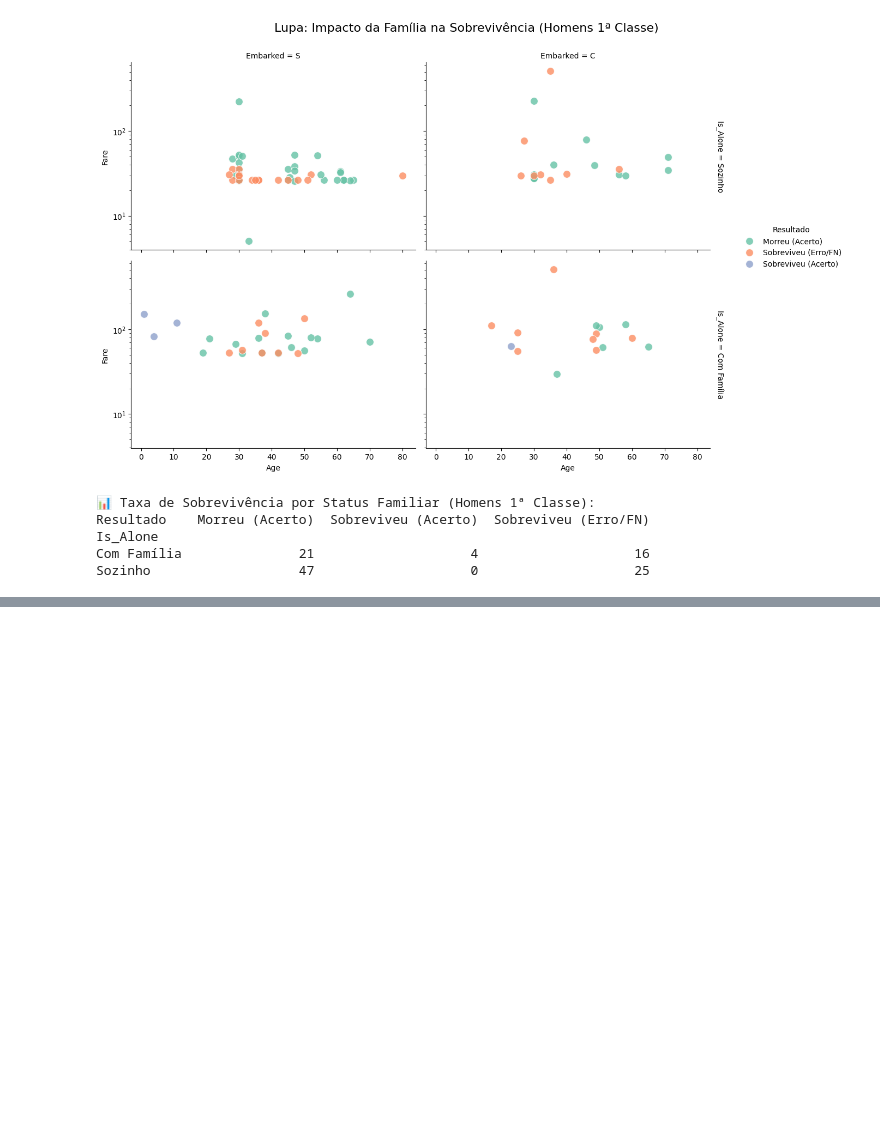
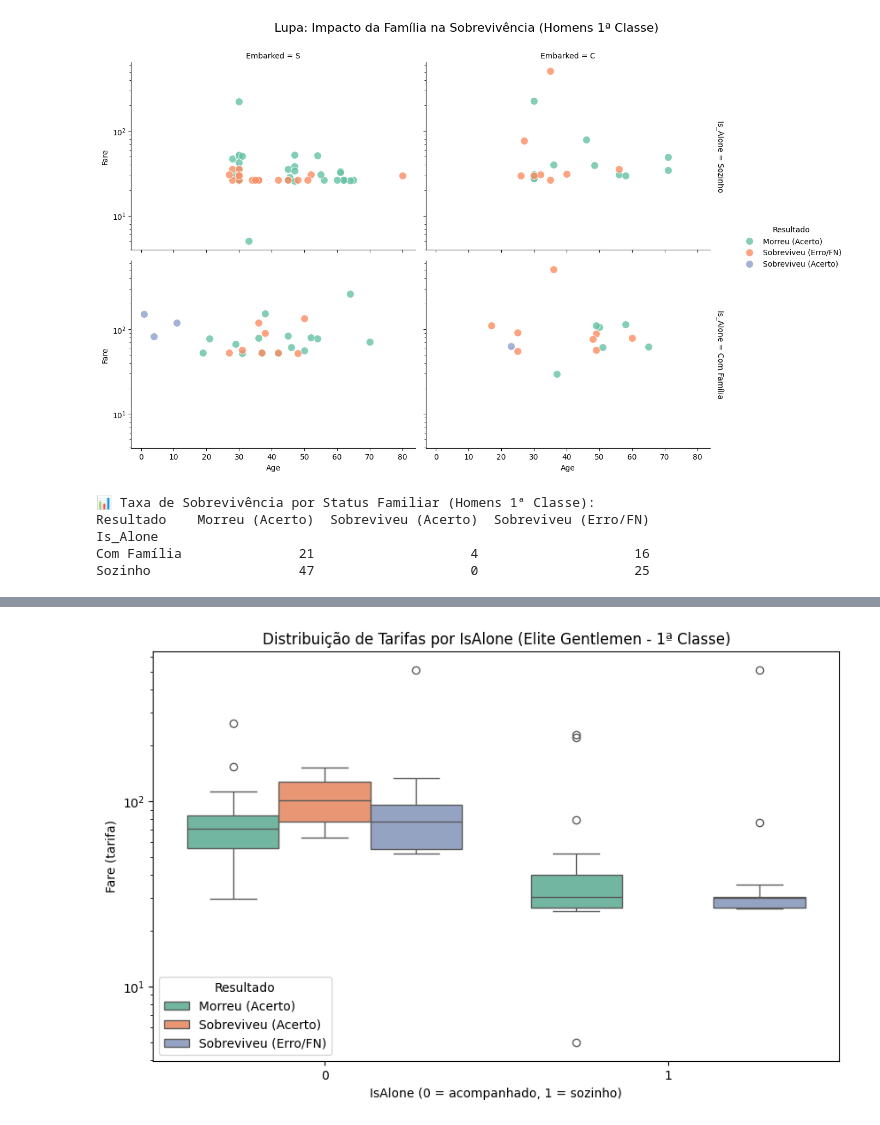
Before and after one commit to zehclaudio/Kaggle, a Jupyter notebook: titanic-tutorial-pipelines-and-ensemble.ipynb, the cells around one changed output, grey strips where cells are left out. Drawn from its saved outputs; the diff is of its cells as text; code cells hidden in the pictures; blank space fills up the shorter version.

```diff
--- a/titanic-tutorial-pipelines-and-ensemble.ipynb
+++ b/titanic-tutorial-pipelines-and-ensemble.ipynb
@@ -3559,0 +3505,23 @@ train_data[train_data['Surname'] == 'fortune']
+# %%
+# Boxplot: distribuição de tarifas por IsAlone, separado por Resultado
+plt.figure(figsize=(10,6))
+sns.boxplot(
+    data=df_male_elite_1cl,
+    x="IsAlone",
+    y="Fare",
+    hue="Resultado",
+    palette="Set2"
+)
+
+sns.boxplot(data=df_plot, x='Resultado', y='Fare', hue='Resultado', ax=axes[0], palette='Set2', legend=False)
+axes[0].set_title('Distribuição de Tarifa: Homens 1ª Classe')
+axes[0].set_yscale('log') # Escala logarítmica para ver melhor a variação
+
+plt.title("Distribuição de Tarifas por IsAlone (Elite Gentlemen - 1ª Classe)")
+plt.xlabel("IsAlone (0 = acompanhado, 1 = sozinho)")
+plt.ylabel("Fare (tarifa)")
+plt.yscale("log")  # escala log para visualizar melhor os outliers
+plt.legend(title="Resultado")
+plt.show()
+# %% [output]
+[figure, added]
```
Also changed, not shown: parts of 14 cells of this notebook.
